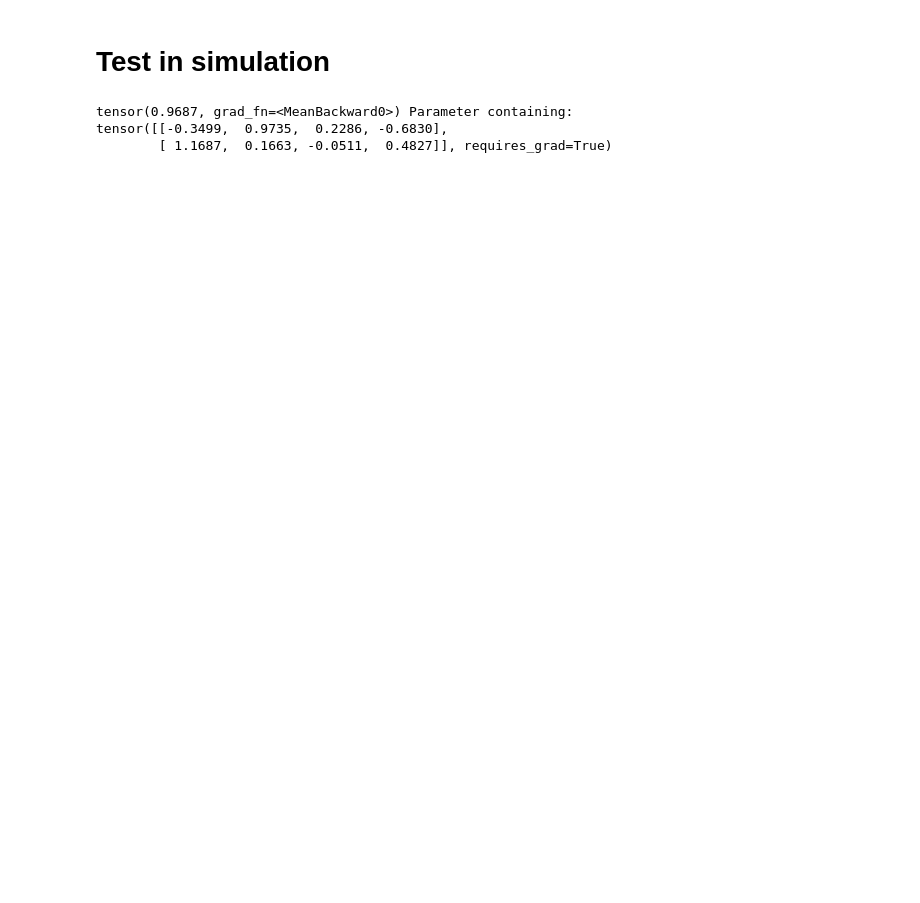
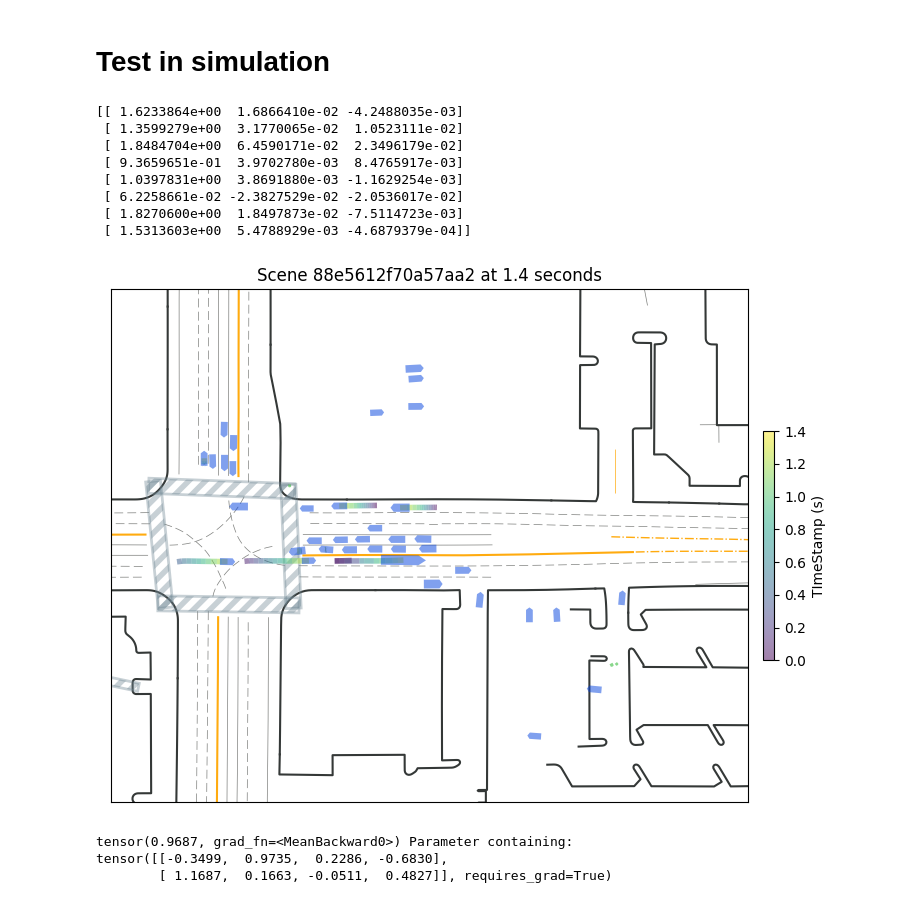
Before and after one commit to zzx9636/MTR, a Jupyter notebook: test_bc.ipynb, the cells around one changed output. Drawn from its saved outputs; the diff is of its cells as text; code cells hidden in the pictures; blank space fills up the shorter version.

```diff
--- a/test_bc.ipynb
+++ b/test_bc.ipynb
@@ -16,10 +16,8 @@ import matplotlib.pyplot as plt
 from torch.distributions import MultivariateNormal, MixtureSameFamily, Categorical, Independent
 
 cfg = cfg_from_yaml_file('tools/cfgs/waymo/bc+10_percent_data.yaml', cfg)
-dataset = WaymoDataset(cfg.DATA_CONFIG, training=True)
+dataset = WaymoDataset(cfg.DATA_CONFIG, training=False)
 env = BatchMTREnv(1, dataset)
 
 model = MTR_Lightning(cfg)
-
-# model = model.load_from_checkpoint('output/bc/epoch=49-step=76700.ckpt')
-model = model.cuda()
+model = model.load_from_checkpoint('output/bc/epoch=6-step=10682.ckpt')
@@ -54,7 +23,0 @@ False
-# %%
-model.zero_grad()
-data = dataset[1]
-data_batch = dataset.collate_batch([data])
-
-loss = model.training_step(data_batch, 0)
-loss.backward()
@@ -79,10 +76,20 @@ print(mode.mean)
 env.reset()
 # %%
 data_batch = env.batch_scene_data
-action = model.sample(data_batch)
+action = model.sample(data_batch)[-1]
 env.visualize()
 print(action)
 _ = env.step(action)
+# %% [output]
+[[ 1.6233864e+00  1.6866410e-02 -4.2488035e-03]
+ [ 1.3599279e+00  3.1770065e-02  1.0523111e-02]
+ [ 1.8484704e+00  6.4590171e-02  2.3496179e-02]
+ [ 9.3659651e-01  3.9702780e-03  8.4765917e-03]
+ [ 1.0397831e+00  3.8691880e-03 -1.1629254e-03]
+ [ 6.2258661e-02 -2.3827529e-02 -2.0536017e-02]
+ [ 1.8270600e+00  1.8497873e-02 -7.5114723e-03]
+ [ 1.5313603e+00  5.4788929e-03 -4.6879379e-04]]
+[figure, added]
 # %%
 from mtr.models.utils import common_layers
 import torch
```
Also changed, not shown: parts of 14 cells of this notebook, 2 other files.
